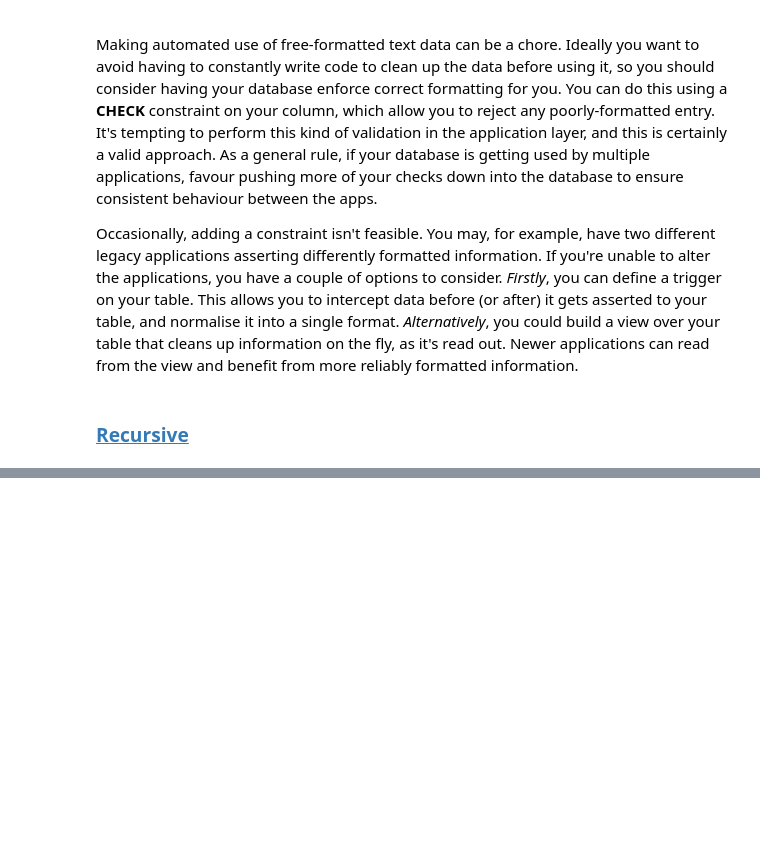
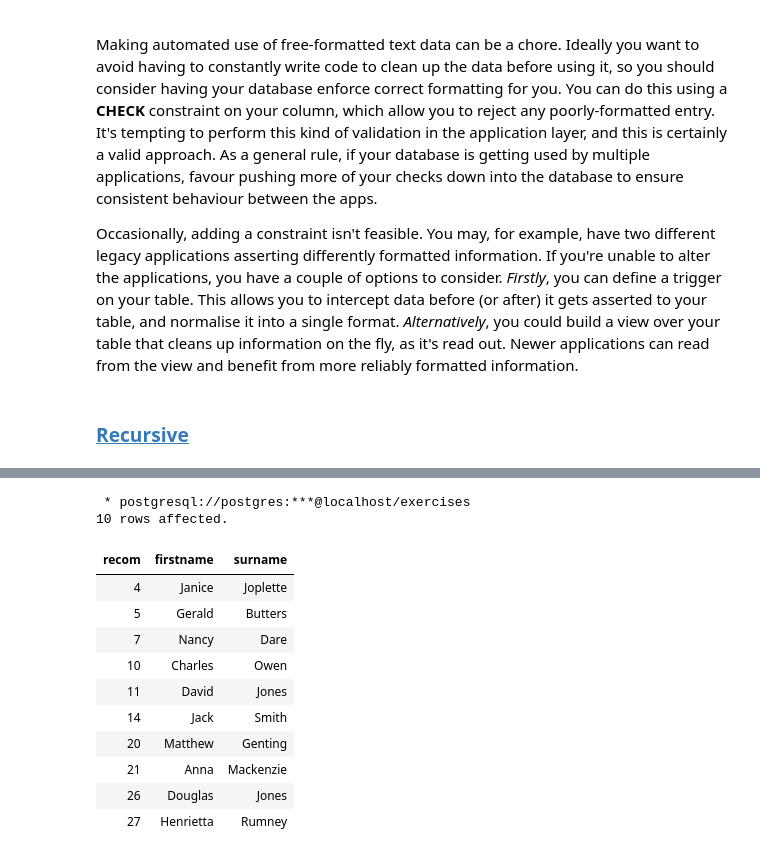
Before and after one commit to Yash9988/self-learn, a Jupyter notebook: practice/sql.ipynb, the cells around one changed output, grey strips where cells are left out. Cells and saved outputs as stored; diff of their text form; code cells hidden in the pictures; blank space fills up the shorter version.

Commit message:
[Practice]<SQL>(RC){3/3} Completed all problems for  the 'Recursive' exercise.

```diff
--- a/practice/sql.ipynb
+++ b/practice/sql.ipynb
@@ -1815,0 +1890,33 @@ Occasionally, adding a constraint isn't feasible. You may, for example, have two
+# %%
+%%sql
+
+with recursive recommended(recom) as (
+  -- initial
+  select memid from cd.members where recommendedby = 1
+
+  union all
+
+  select m.memid from recommended r
+  join cd.members m
+  on r.recom = m.recommendedby
+)
+
+select recom, firstname, surname
+from recommended r
+	join cd.members m
+	on r.recom = m.memid
+order by 1
+# %% [output]
+ * postgresql://postgres:***@localhost/exercises
+10 rows affected.
+| recom | firstname | surname |
+| 4 | Janice | Joplette |
+| 5 | Gerald | Butters |
+| 7 | Nancy | Dare |
+| 10 | Charles | Owen |
+| 11 | David | Jones |
+| 14 | Jack | Smith |
+| 20 | Matthew | Genting |
+| 21 | Anna | Mackenzie |
+| 26 | Douglas | Jones |
+| 27 | Henrietta | Rumney |
```
Also changed, not shown: parts of 6 cells of this notebook.
